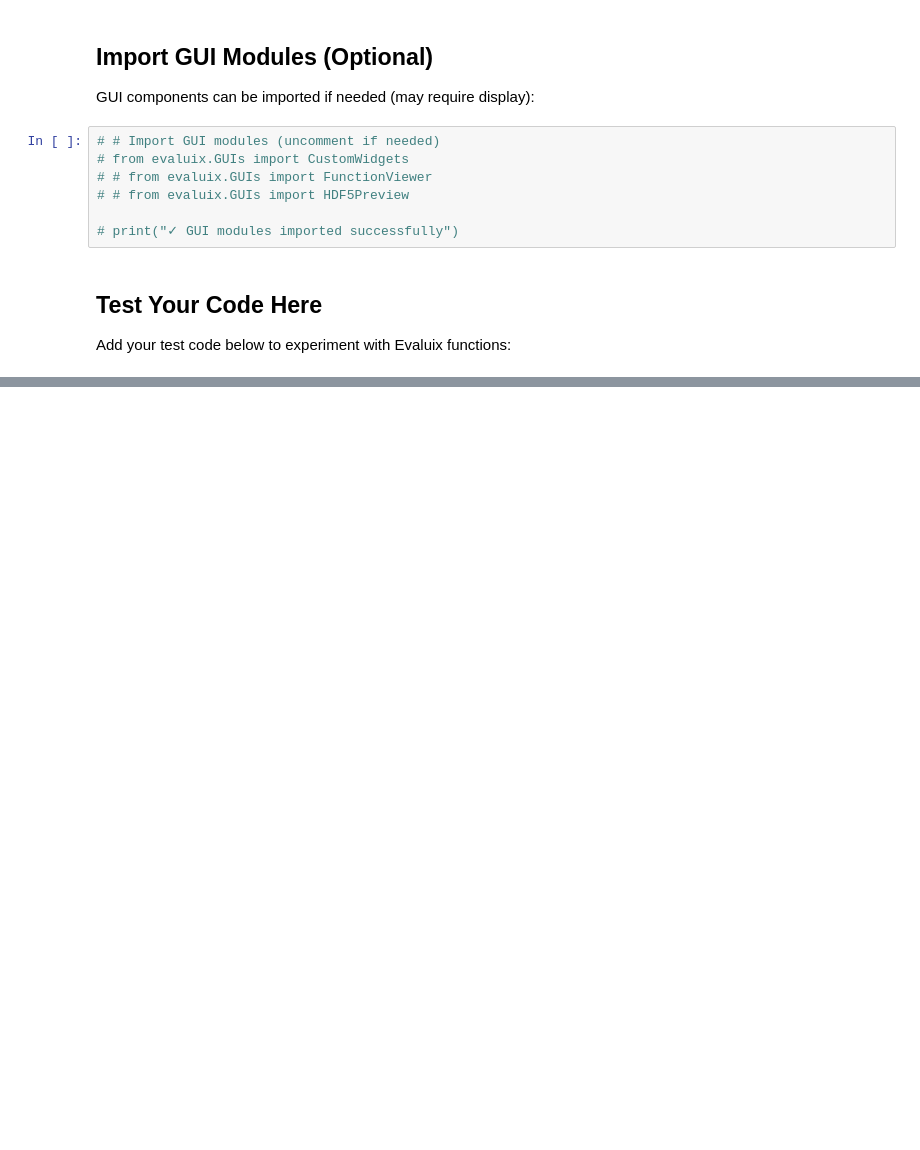
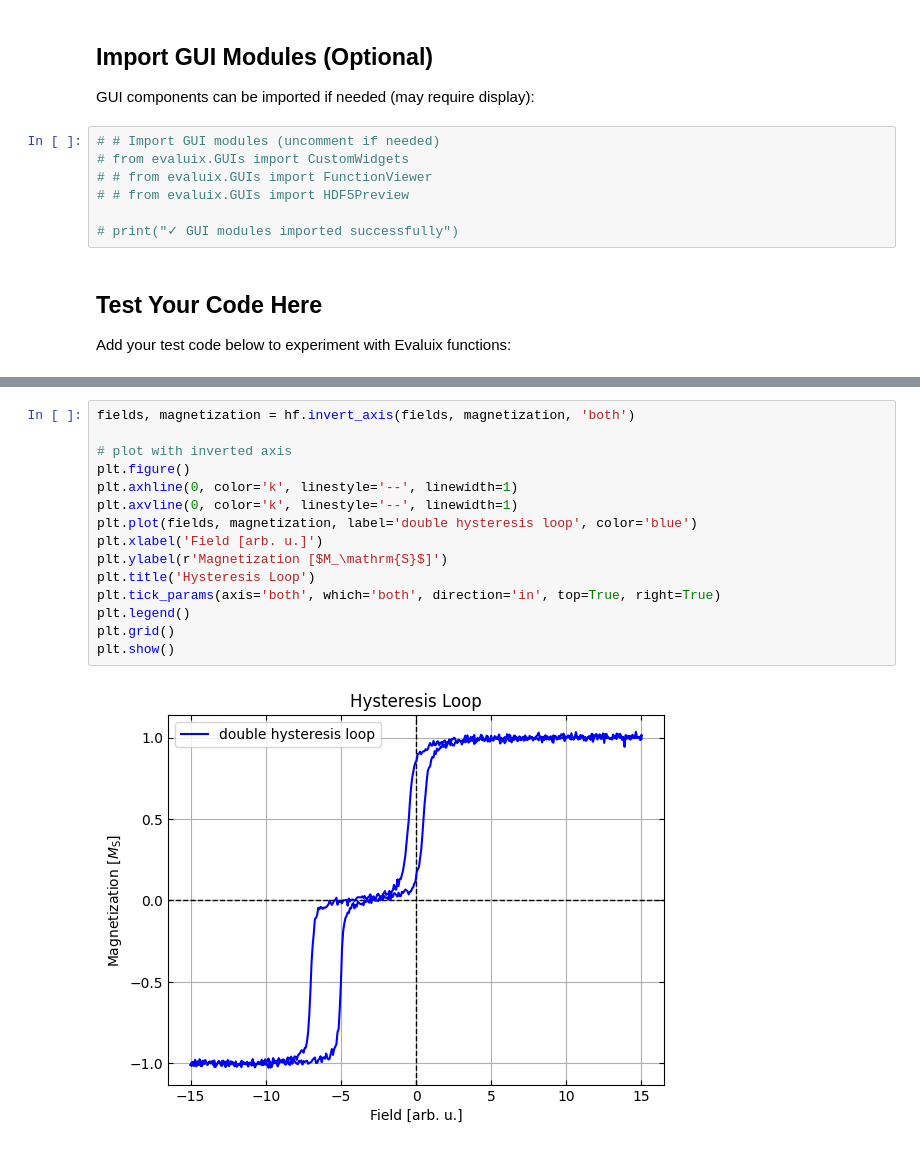
Before and after one commit to exp4-age/evaluix, a Jupyter notebook: EvaluixTestingField.ipynb, the cells around one changed output, grey strips where cells are left out. Cells and saved outputs as stored; diff of their text form; blank space fills up the shorter version.

```diff
--- a/EvaluixTestingField.ipynb
+++ b/EvaluixTestingField.ipynb
@@ -96,0 +106,17 @@ len of params: 9
+# %%
+fields, magnetization = hf.invert_axis(fields, magnetization, 'both')
+
+# plot with inverted axis
+plt.figure()
+plt.axhline(0, color='k', linestyle='--', linewidth=1)
+plt.axvline(0, color='k', linestyle='--', linewidth=1)
+plt.plot(fields, magnetization, label='double hysteresis loop', color='blue')
+plt.xlabel('Field [arb. u.]')
+plt.ylabel(r'Magnetization [$M_\mathrm{S}$]')
+plt.title('Hysteresis Loop')
+plt.tick_params(axis='both', which='both', direction='in', top=True, right=True)
+plt.legend()
+plt.grid()
+plt.show()
+# %% [output]
+[figure, added]
```
Also changed, not shown: parts of 3 cells of this notebook, 23 other files.
